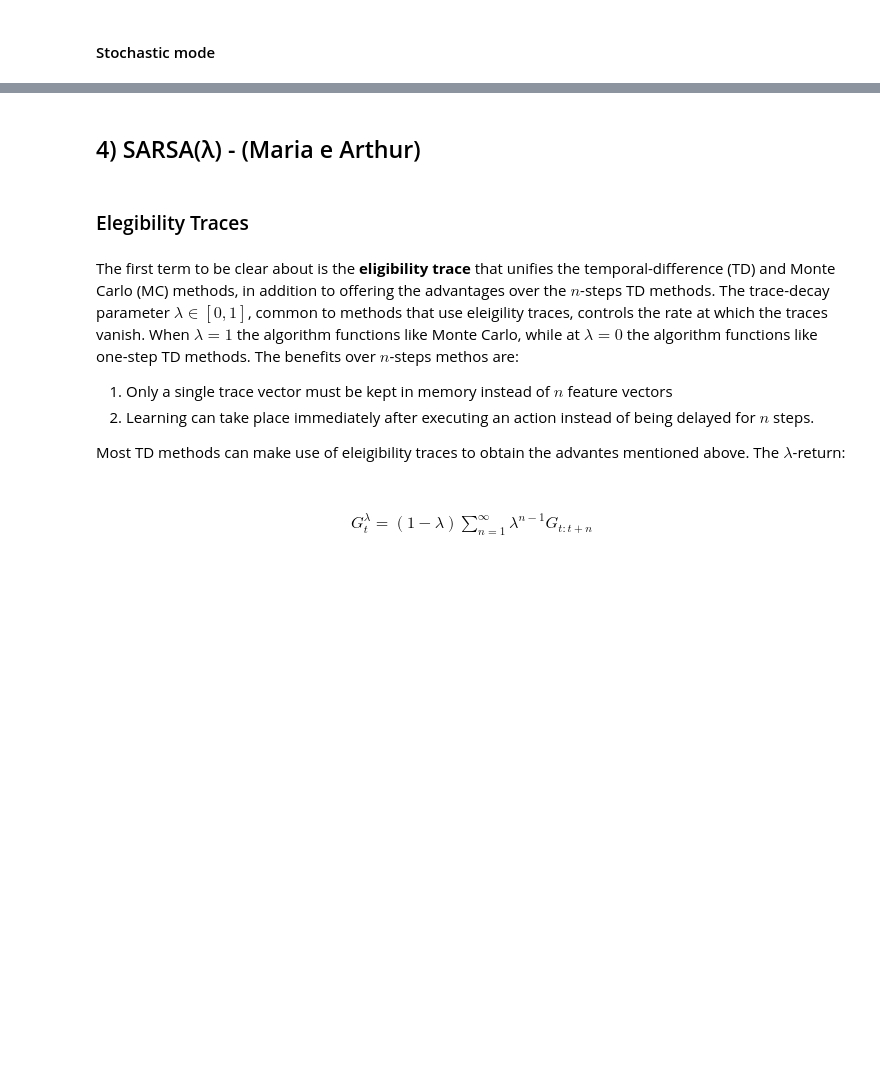
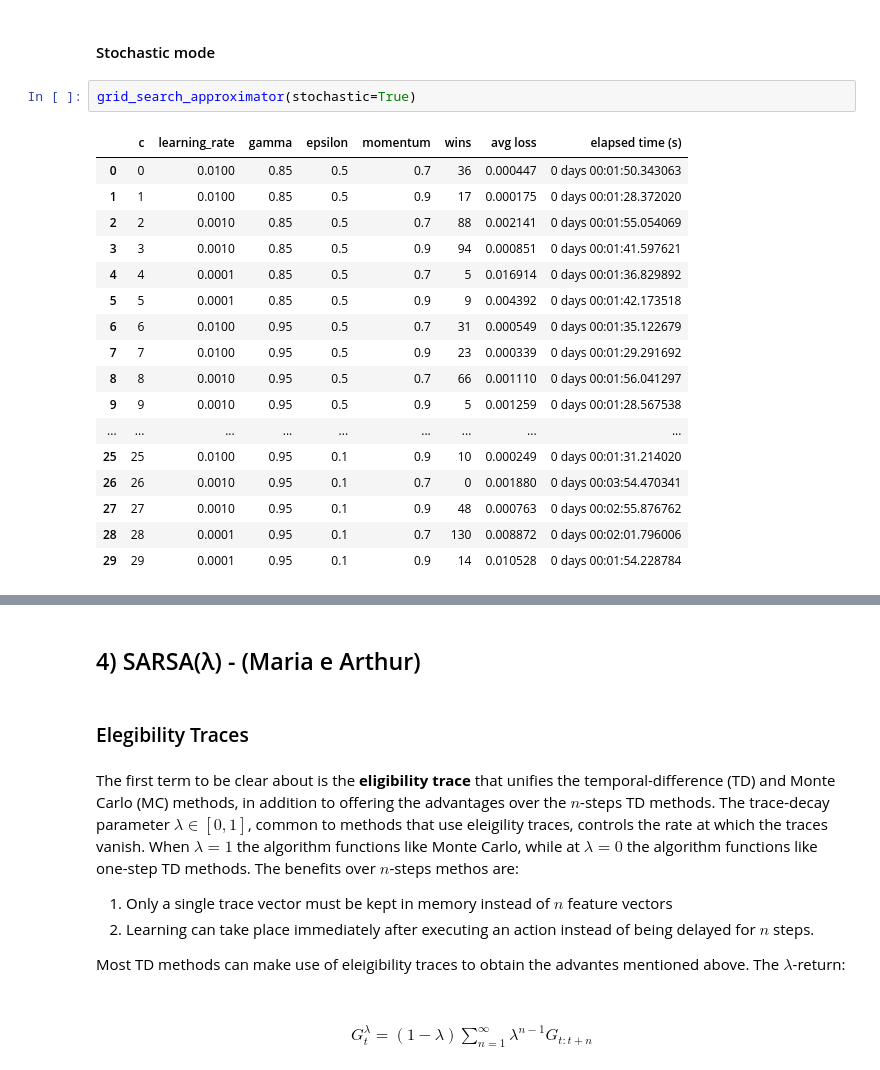
Before and after one commit to thurbridi/mo436-project-1, a Jupyter notebook: notebooks/project_1.ipynb, the cells around one changed output, grey strips where cells are left out. Saved outputs shown, nothing was run; the diff lists cells and outputs as text; blank space fills up the shorter version.

```diff
--- a/notebooks/project_1.ipynb
+++ b/notebooks/project_1.ipynb
@@ -514,2 +622,22 @@ grid_search_approximator(stochastic=False)
 # %% [markdown]
 ####  Stochastic mode
+# %%
+grid_search_approximator(stochastic=True)
+# %% [output]
+|  | c | learning_rate | gamma | epsilon | momentum | wins | avg loss | elapsed time (s) |
+| 0 | 0 | 0.0100 | 0.85 | 0.5 | 0.7 | 36 | 0.000447 | 0 days 00:01:50.343063 |
+| 1 | 1 | 0.0100 | 0.85 | 0.5 | 0.9 | 17 | 0.000175 | 0 days 00:01:28.372020 |
+| 2 | 2 | 0.0010 | 0.85 | 0.5 | 0.7 | 88 | 0.002141 | 0 days 00:01:55.054069 |
+| 3 | 3 | 0.0010 | 0.85 | 0.5 | 0.9 | 94 | 0.000851 | 0 days 00:01:41.597621 |
+| 4 | 4 | 0.0001 | 0.85 | 0.5 | 0.7 | 5 | 0.016914 | 0 days 00:01:36.829892 |
+| 5 | 5 | 0.0001 | 0.85 | 0.5 | 0.9 | 9 | 0.004392 | 0 days 00:01:42.173518 |
+| 6 | 6 | 0.0100 | 0.95 | 0.5 | 0.7 | 31 | 0.000549 | 0 days 00:01:35.122679 |
+| 7 | 7 | 0.0100 | 0.95 | 0.5 | 0.9 | 23 | 0.000339 | 0 days 00:01:29.291692 |
+| 8 | 8 | 0.0010 | 0.95 | 0.5 | 0.7 | 66 | 0.001110 | 0 days 00:01:56.041297 |
+| 9 | 9 | 0.0010 | 0.95 | 0.5 | 0.9 | 5 | 0.001259 | 0 days 00:01:28.567538 |
+| ... | ... | ... | ... | ... | ... | ... | ... | ... |
+| 25 | 25 | 0.0100 | 0.95 | 0.1 | 0.9 | 10 | 0.000249 | 0 days 00:01:31.214020 |
+| 26 | 26 | 0.0010 | 0.95 | 0.1 | 0.7 | 0 | 0.001880 | 0 days 00:03:54.470341 |
+| 27 | 27 | 0.0010 | 0.95 | 0.1 | 0.9 | 48 | 0.000763 | 0 days 00:02:55.876762 |
+| 28 | 28 | 0.0001 | 0.95 | 0.1 | 0.7 | 130 | 0.008872 | 0 days 00:02:01.796006 |
+| 29 | 29 | 0.0001 | 0.95 | 0.1 | 0.9 | 14 | 0.010528 | 0 days 00:01:54.228784 |
```
Also changed, not shown: parts of 35 cells of this notebook.
